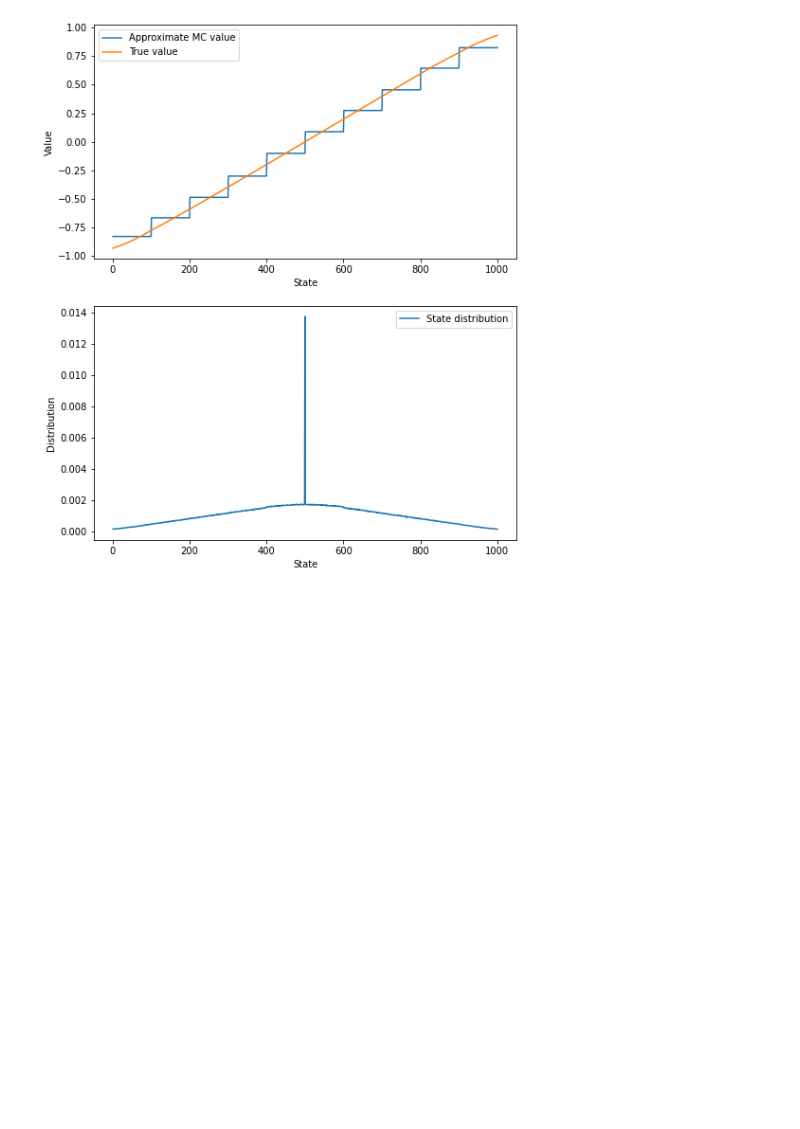
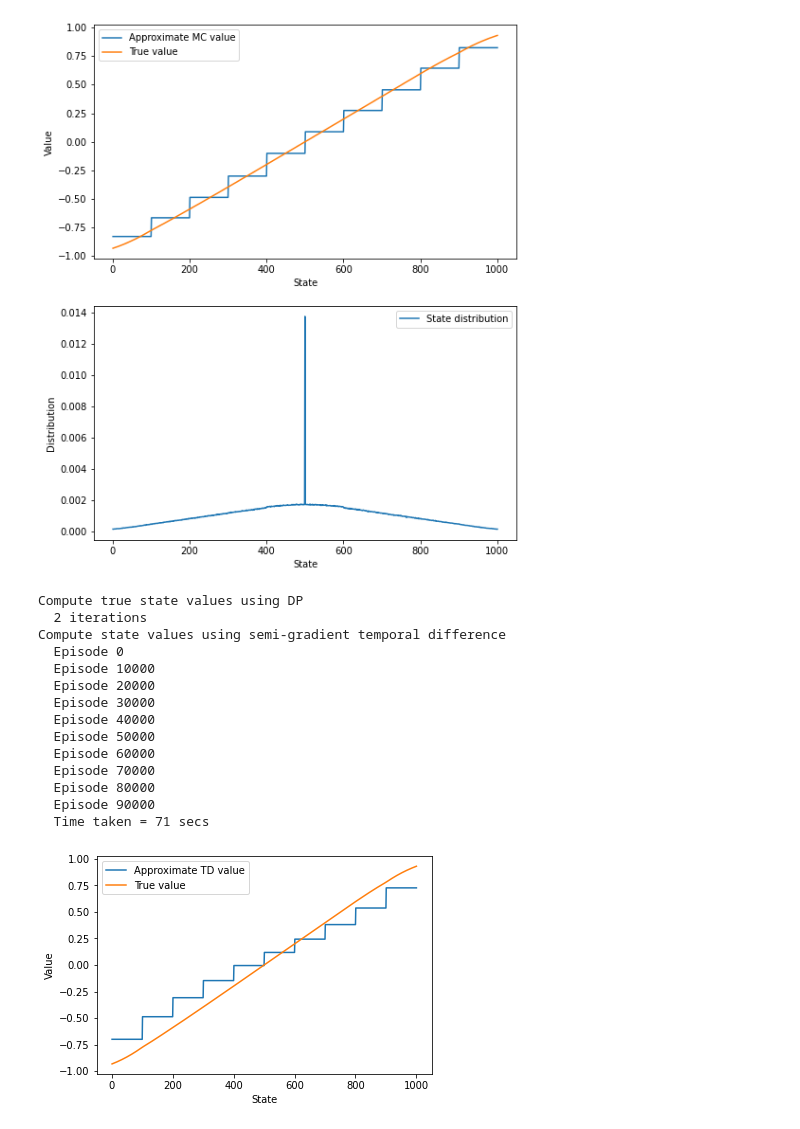
Before and after one commit to kesamet/rl-intro, a Jupyter notebook: starter.ipynb, the cells around one changed output. Saved outputs shown, nothing was run; the diff lists cells and outputs as text; code cells hidden in the pictures; blank space fills up the shorter version.

```diff
--- a/starter.ipynb
+++ b/starter.ipynb
@@ -268,3 +268,23 @@ Compute state values using gradient Monte-Carlo
   Episode 90000
   Time taken = 52 secs
 [figure]
+# %%
+from chapter09.random_walk import figure_9_2a, figure_9_2b
+
+figure_9_2a()
+# %% [output]
+Compute true state values using DP
+  2 iterations
+Compute state values using semi-gradient temporal difference
+  Episode 0
+  Episode 10000
+  Episode 20000
+  Episode 30000
+  Episode 40000
+  Episode 50000
+  Episode 60000
+  Episode 70000
+  Episode 80000
+  Episode 90000
+  Time taken = 71 secs
+[figure, added]
```
Also changed, not shown: parts of 2 cells of this notebook, 1 other file.
